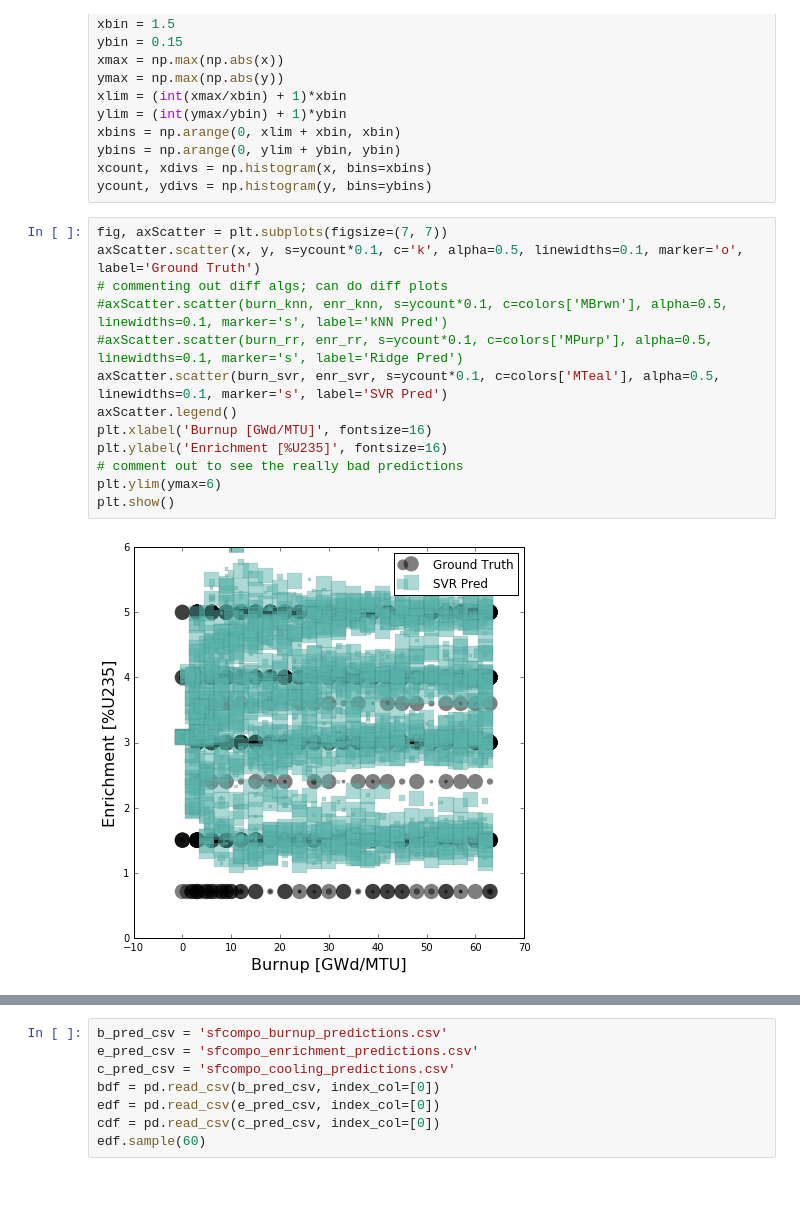
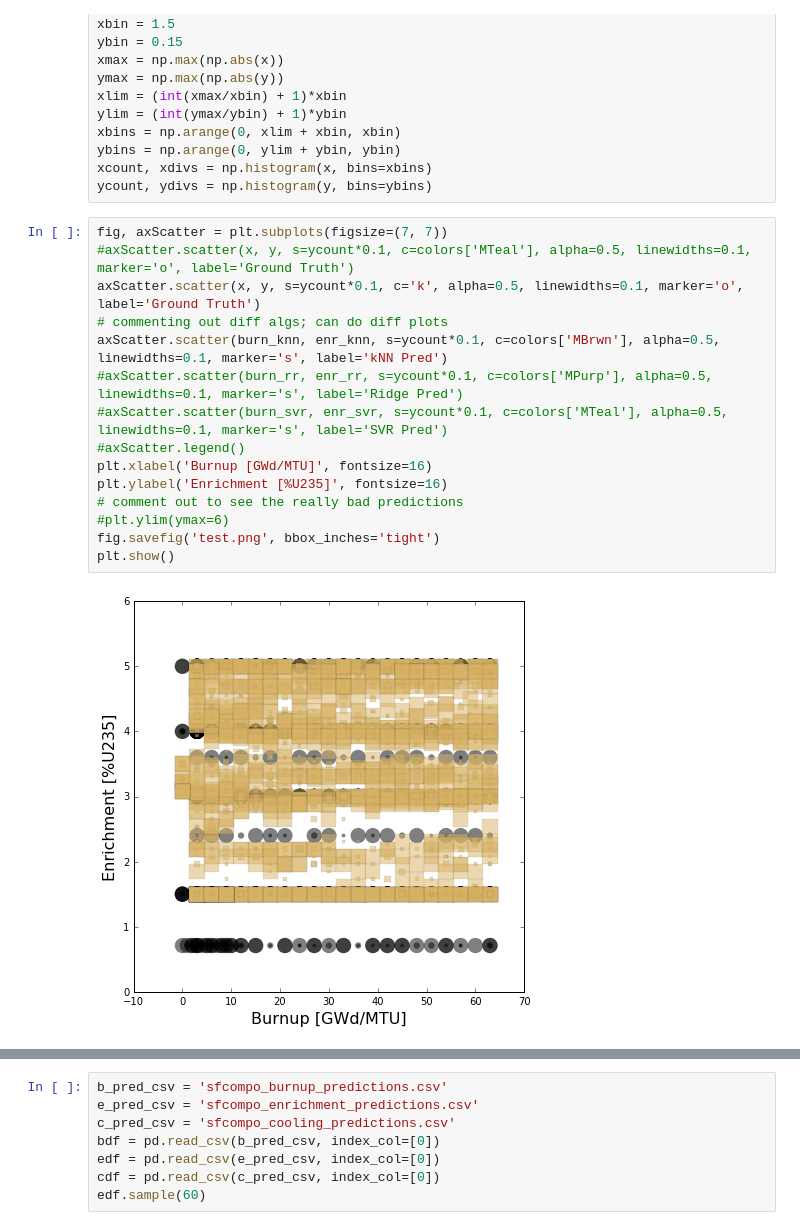
Before and after one commit to gonuke/learn-me-fuel, a Jupyter notebook: sfc_train_pred_viz.ipynb, the cells around one changed output, grey strips where cells are left out. Cells and saved outputs as stored; diff of their text form; blank space fills up the shorter version.

```diff
--- a/sfc_train_pred_viz.ipynb
+++ b/sfc_train_pred_viz.ipynb
@@ -61,19 +122,21 @@ xcount, xdivs = np.histogram(x, bins=xbins)
 ycount, ydivs = np.histogram(y, bins=ybins)
 # %%
 fig, axScatter = plt.subplots(figsize=(7, 7))
+#axScatter.scatter(x, y, s=ycount*0.1, c=colors['MTeal'], alpha=0.5, linewidths=0.1, marker='o', label='Ground Truth')
 axScatter.scatter(x, y, s=ycount*0.1, c='k', alpha=0.5, linewidths=0.1, marker='o', label='Ground Truth')
 # commenting out diff algs; can do diff plots
-#axScatter.scatter(burn_knn, enr_knn, s=ycount*0.1, c=colors['MBrwn'], alpha=0.5, linewidths=0.1, marker='s', label='kNN Pred')
+axScatter.scatter(burn_knn, enr_knn, s=ycount*0.1, c=colors['MBrwn'], alpha=0.5, linewidths=0.1, marker='s', label='kNN Pred')
 #axScatter.scatter(burn_rr, enr_rr, s=ycount*0.1, c=colors['MPurp'], alpha=0.5, linewidths=0.1, marker='s', label='Ridge Pred')
-axScatter.scatter(burn_svr, enr_svr, s=ycount*0.1, c=colors['MTeal'], alpha=0.5, linewidths=0.1, marker='s', label='SVR Pred')
-axScatter.legend()
+#axScatter.scatter(burn_svr, enr_svr, s=ycount*0.1, c=colors['MTeal'], alpha=0.5, linewidths=0.1, marker='s', label='SVR Pred')
+#axScatter.legend()
 plt.xlabel('Burnup [GWd/MTU]', fontsize=16)
 plt.ylabel('Enrichment [%U235]', fontsize=16)
 # comment out to see the really bad predictions
-plt.ylim(ymax=6)
+#plt.ylim(ymax=6)
+fig.savefig('test.png', bbox_inches='tight')
 plt.show()
 # %% [output]
-[figure, old version]
+[figure, new version]
 # %%
 fig.clf()
 fig, axScatter = plt.subplots(figsize=(12,10))
```
Also changed, not shown: parts of 10 cells of this notebook.
